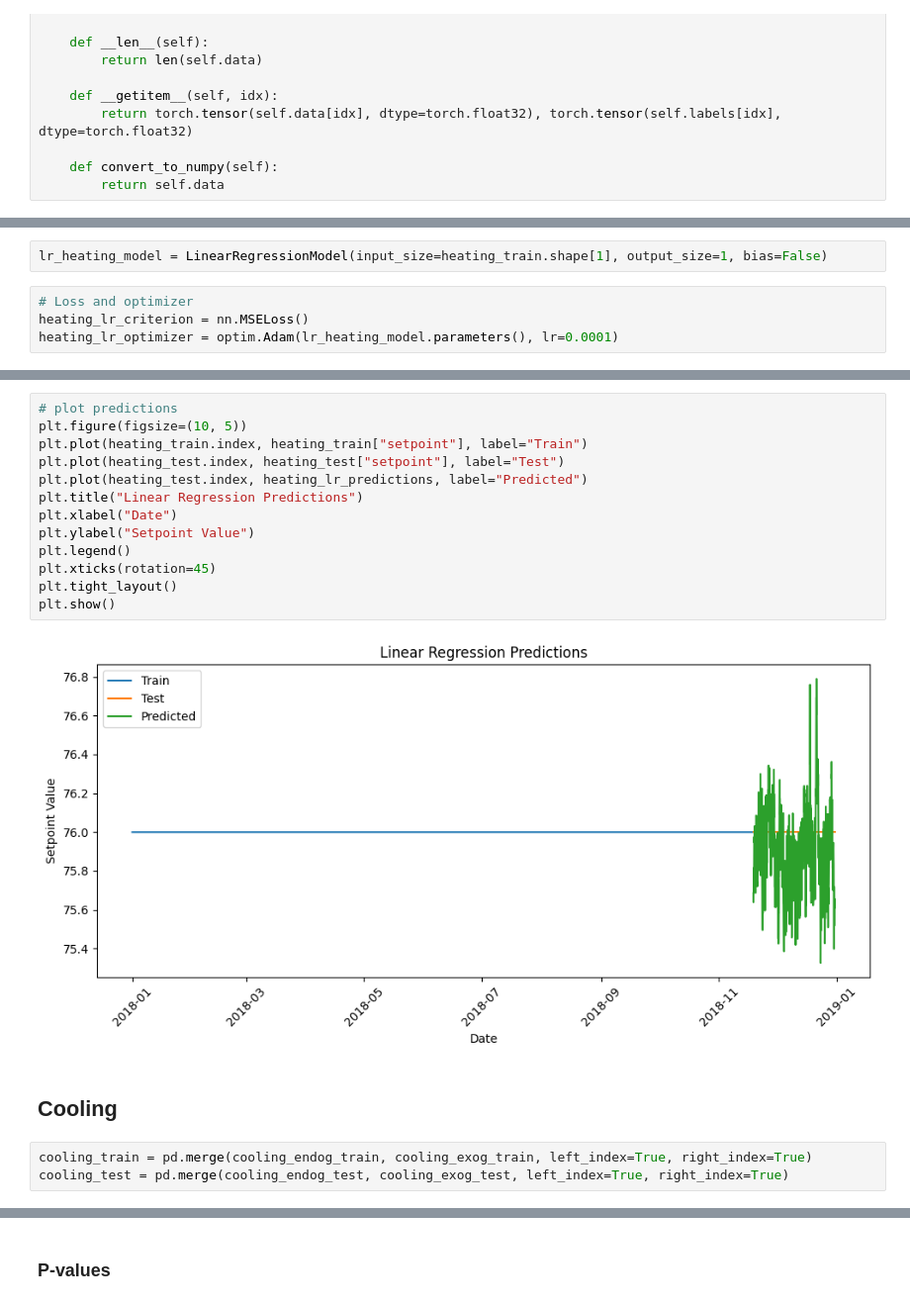
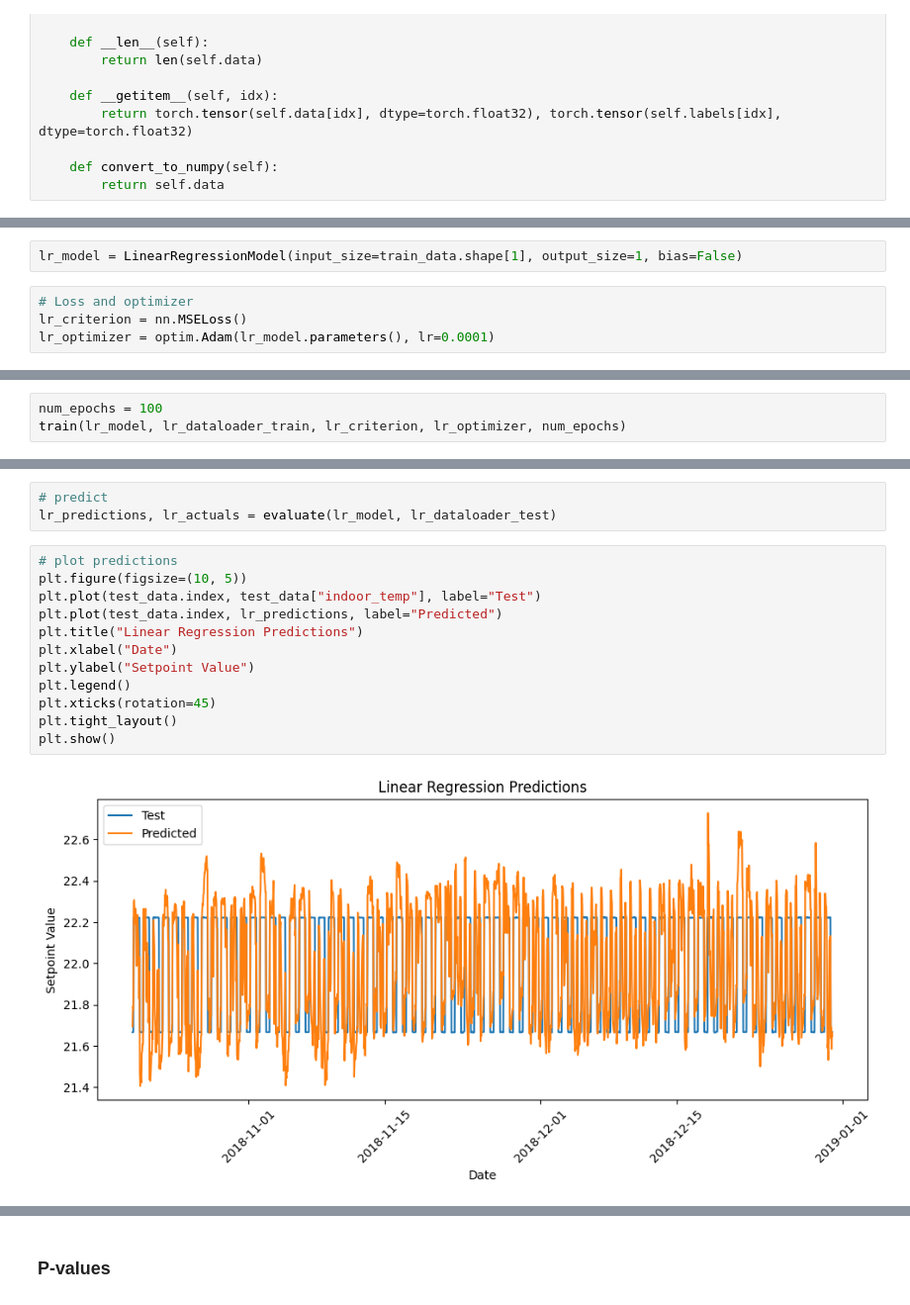
Before and after one commit to adrianlopezlanchares/Space-Conditioning-Electrification, a Jupyter notebook: consumption/full-prediction/full_prediction.ipynb, the cells around one changed output, grey strips where cells are left out. Shown at 99% size. Drawn from its saved outputs; the diff is of its cells as text.

```diff
--- a/consumption/full-prediction/full_prediction.ipynb
+++ b/consumption/full-prediction/full_prediction.ipynb
@@ -855,6 +692,6 @@ heating_lr_dataloader_test = DataLoader(heating_lr_dataset_test, batch_size=batc
 # %%
-lr_heating_model = LinearRegressionModel(input_size=heating_train.shape[1], output_size=1, bias=False)
+lr_model = LinearRegressionModel(input_size=train_data.shape[1], output_size=1, bias=False)
 # %%
 # Loss and optimizer
-heating_lr_criterion = nn.MSELoss()
-heating_lr_optimizer = optim.Adam(lr_heating_model.parameters(), lr=0.0001)
+lr_criterion = nn.MSELoss()
+lr_optimizer = optim.Adam(lr_model.parameters(), lr=0.0001)
@@ -884,0 +698,3 @@ heating_lr_predictions, heating_lr_actuals = evaluate(lr_heating_model, heating_
+# %%
+num_epochs = 100
+train(lr_model, lr_dataloader_train, lr_criterion, lr_optimizer, num_epochs)
@@ -885,20 +719,17 @@ heating_lr_predictions, heating_lr_actuals = evaluate(lr_heating_model, heating_
+# %%
+# predict
+lr_predictions, lr_actuals = evaluate(lr_model, lr_dataloader_test)
 # %%
 # plot predictions
 plt.figure(figsize=(10, 5))
-plt.plot(heating_train.index, heating_train["setpoint"], label="Train")
-plt.plot(heating_test.index, heating_test["setpoint"], label="Test")
-plt.plot(heating_test.index, heating_lr_predictions, label="Predicted")
+plt.plot(test_data.index, test_data["indoor_temp"], label="Test")
+plt.plot(test_data.index, lr_predictions, label="Predicted")
 plt.title("Linear Regression Predictions")
 plt.xlabel("Date")
 plt.ylabel("Setpoint Value")
 plt.legend()
 plt.xticks(rotation=45)
 plt.tight_layout()
 plt.show()
 # %% [output]
-[figure, old version]
+[figure, new version]
-# %% [markdown]
-## Cooling
-# %%
-cooling_train = pd.merge(cooling_endog_train, cooling_exog_train, left_index=True, right_index=True)
-cooling_test = pd.merge(cooling_endog_test, cooling_exog_test, left_index=True, right_index=True)
```
Also changed, not shown: parts of 101 cells of this notebook, 1 other file.
